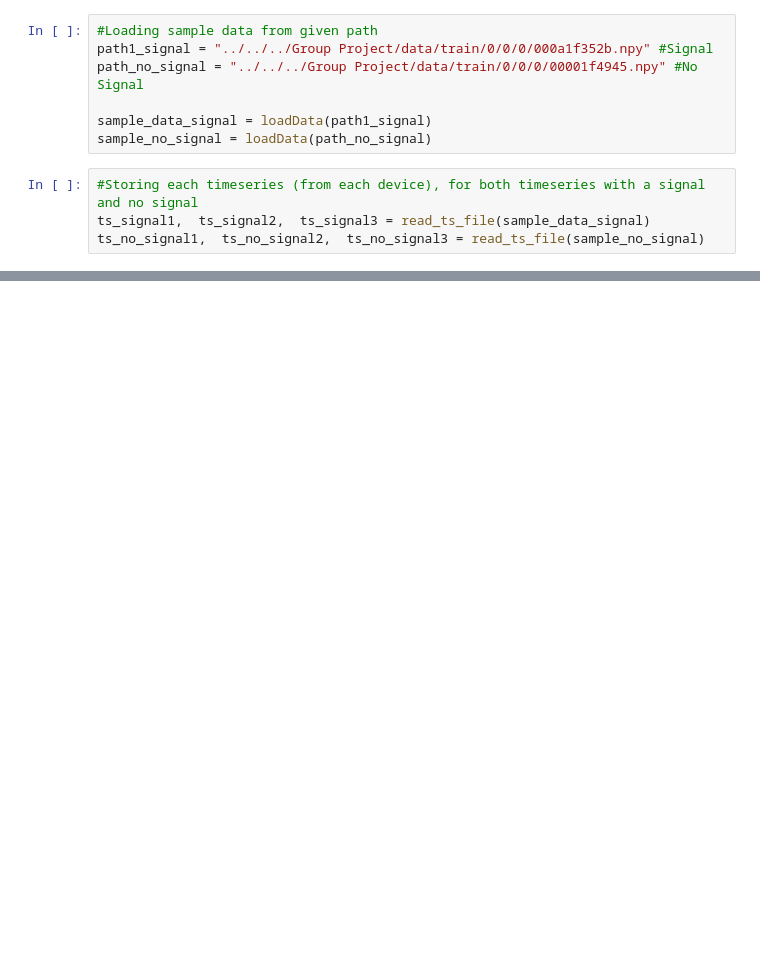
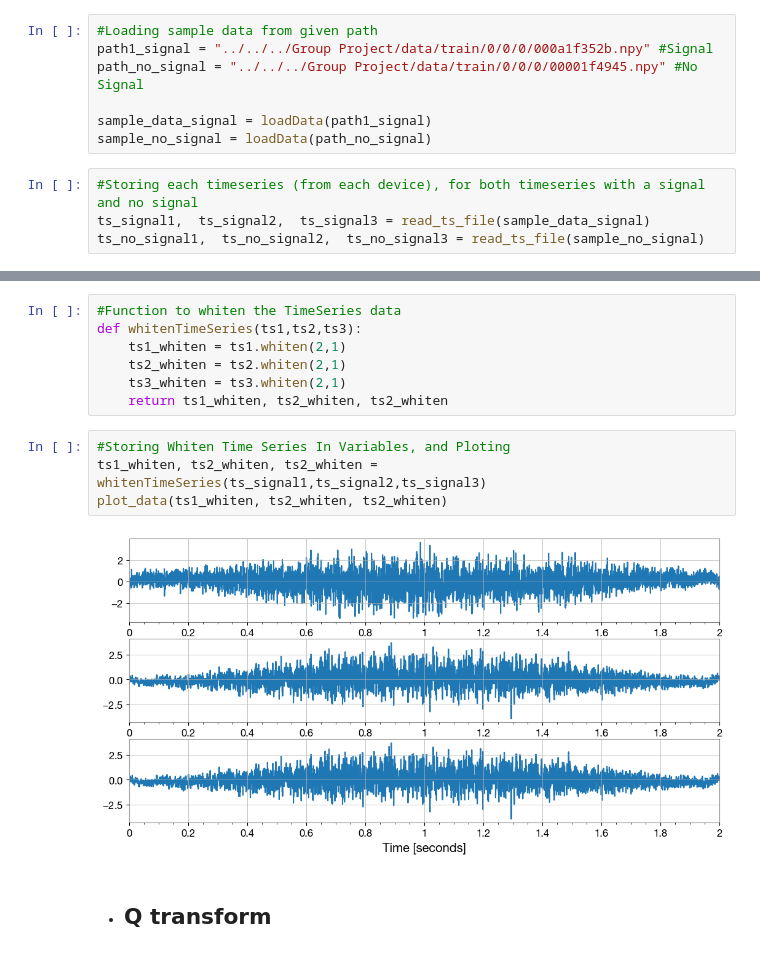
Before and after one commit to RobinRosculete/Gravitational-Wave-Detection, a Jupyter notebook: notebooks/GWDataPreprocessing.ipynb, the cells around one changed output, grey strips where cells are left out. Cells and saved outputs as stored; diff of their text form; blank space fills up the shorter version.

```diff
--- a/notebooks/GWDataPreprocessing.ipynb
+++ b/notebooks/GWDataPreprocessing.ipynb
@@ -103,0 +130,15 @@ plot.show()
+# %%
+#Function to whiten the TimeSeries data
+def whitenTimeSeries(ts1,ts2,ts3):
+    ts1_whiten = ts1.whiten(2,1)
+    ts2_whiten = ts2.whiten(2,1)
+    ts3_whiten = ts3.whiten(2,1)
+    return ts1_whiten, ts2_whiten, ts2_whiten
+# %%
+#Storing Whiten Time Series In Variables, and Ploting
+ts1_whiten, ts2_whiten, ts2_whiten = whitenTimeSeries(ts_signal1,ts_signal2,ts_signal3)
+plot_data(ts1_whiten, ts2_whiten, ts2_whiten)
+# %% [output]
+[figure, added]
+# %% [markdown]
+- ## Q transform
```
Also changed, not shown: parts of 23 cells of this notebook.
